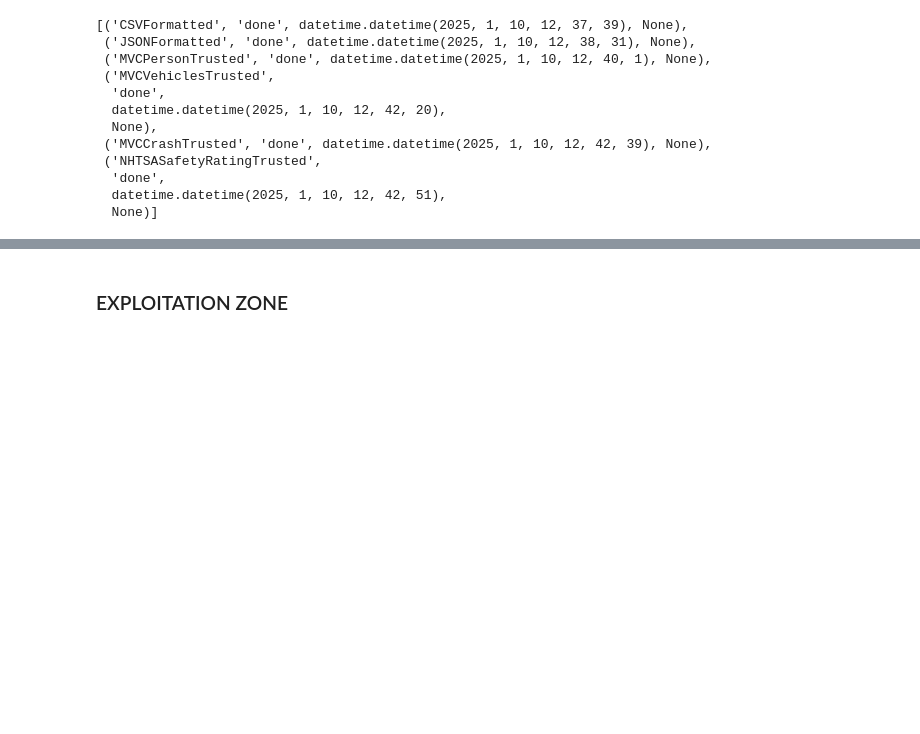
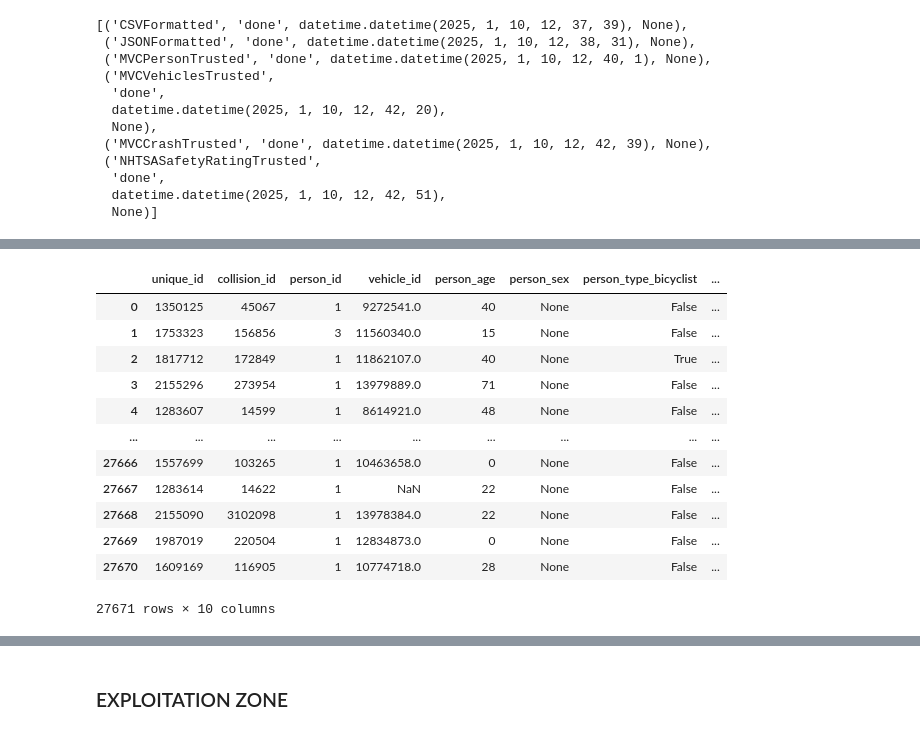
Before and after one commit to IFibla/adsdb-project, a Jupyter notebook: notebooks/dataops.ipynb, the cells around one changed output, grey strips where cells are left out. Drawn from its saved outputs; the diff is of its cells as text; code cells hidden in the pictures; blank space fills up the shorter version.

```diff
--- a/notebooks/dataops.ipynb
+++ b/notebooks/dataops.ipynb
@@ -130,4 +227,4 @@ Layer: NHTSASafetyRatingTrusted, Status: done, Last Execution: 2025-01-10 12:42:
   datetime.datetime(2025, 1, 10, 12, 42, 51),
   None)]
 # %%
-do.pipeline.connectors['trusted_connector'].get_tables()
+trusted_connector = do.pipeline.connectors['trusted_connector']
@@ -135,0 +251,16 @@ do.pipeline.connectors['trusted_connector'].get_tables()
+# %%
+trusted_connector.get_table_as_dataframe("mvc_person")
+# %% [output]
+|  | unique_id | collision_id | person_id | vehicle_id | person_age | person_sex | person_type_bicyclist | ... |
+| 0 | 1350125 | 45067 | 1 | 9272541.0 | 40 | None | False | ... |
+| 1 | 1753323 | 156856 | 3 | 11560340.0 | 15 | None | False | ... |
+| 2 | 1817712 | 172849 | 1 | 11862107.0 | 40 | None | True | ... |
+| 3 | 2155296 | 273954 | 1 | 13979889.0 | 71 | None | False | ... |
+| 4 | 1283607 | 14599 | 1 | 8614921.0 | 48 | None | False | ... |
+| ... | ... | ... | ... | ... | ... | ... | ... | ... |
+| 27666 | 1557699 | 103265 | 1 | 10463658.0 | 0 | None | False | ... |
+| 27667 | 1283614 | 14622 | 1 | NaN | 22 | None | False | ... |
+| 27668 | 2155090 | 3102098 | 1 | 13978384.0 | 22 | None | False | ... |
+| 27669 | 1987019 | 220504 | 1 | 12834873.0 | 0 | None | False | ... |
+| 27670 | 1609169 | 116905 | 1 | 10774718.0 | 28 | None | False | ... |
+27671 rows × 10 columns
```
Also changed, not shown: parts of 21 cells of this notebook, 2 other files.
